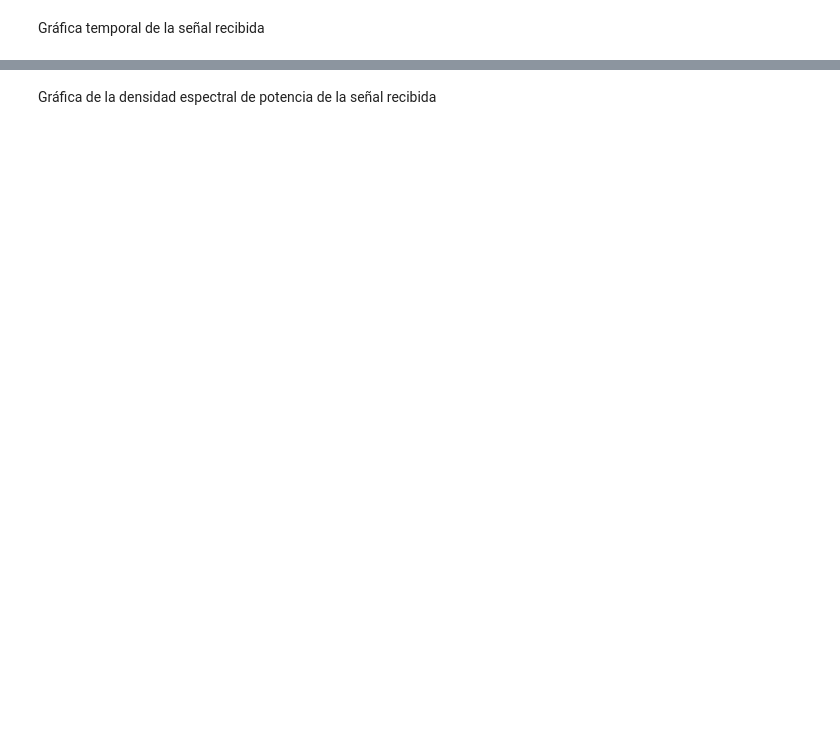
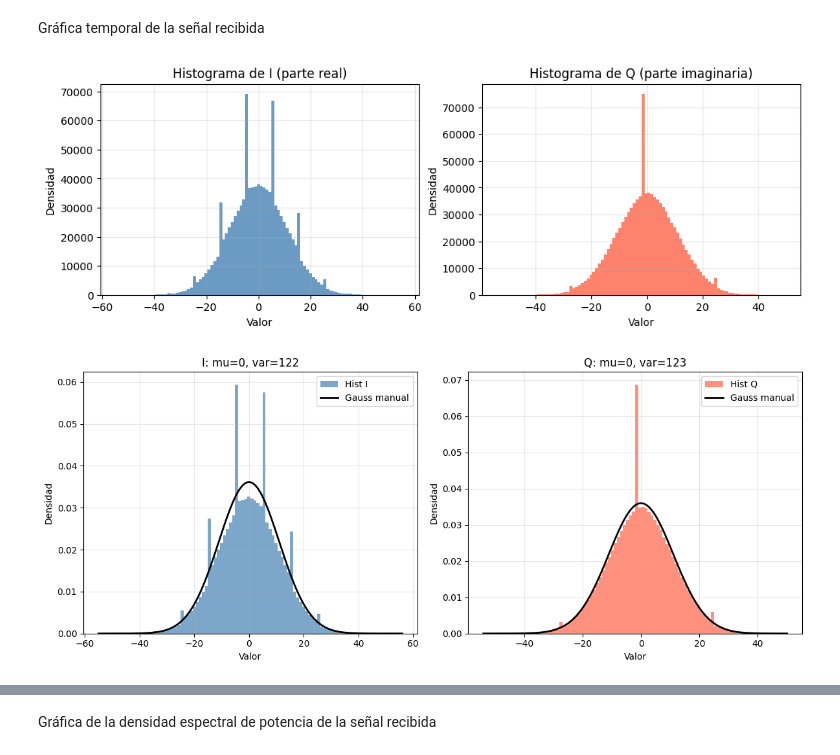
Before and after one commit to Agustin-Tosolini/digital_communication_TertulIA, a Jupyter notebook: TP2/program/noise_characterization.ipynb, the cells around one changed output, grey strips where cells are left out. Cells and saved outputs as stored; diff of their text form; code cells hidden in the pictures; blank space fills up the shorter version.

```diff
--- a/TP2/program/noise_characterization.ipynb
+++ b/TP2/program/noise_characterization.ipynb
@@ -228,5 +158,71 @@ rxSignal = sdr.rx()
 # %% [markdown]
 Gráfica temporal de la señal recibida
+# %%
+import numpy as np
+import matplotlib.pyplot as plt
+
+I = np.real(x)
+Q = np.imag(x)
+
+plt.figure(figsize=(12, 8))
+
+plt.subplot(2, 2, 1)
+# density = True normaliza el histograma a una función de densidad (área total = 1)
+plt.hist(I, bins=100, density=True, alpha=0.8, color="steelblue")
+plt.title("Histograma de I (parte real)")
+plt.xlabel("Valor")
+plt.ylabel("Densidad")
+plt.grid(True, alpha=0.3)
+
+plt.subplot(2, 2, 2)
+plt.hist(Q, bins=100, density=True, alpha=0.8, color="tomato")
+plt.title("Histograma de Q (parte imaginaria)")
+plt.xlabel("Valor")
+plt.ylabel("Densidad")
+plt.grid(True, alpha=0.3)
+
+# -------------------- Parametros ajustables a mano --------------------
+# Cambialos y volve a ejecutar la celda
+mu_I_user  = 0.0
+var_I_user = 122
+
+mu_Q_user  = 0.0
+var_Q_user = 123
+# ---------------------------------------------------------------------
+
+if var_I_user <= 0 or var_Q_user <= 0:
+    raise ValueError("La varianza debe ser > 0")
+
+def gaussian_pdf(z, mu, var):
+    return (1.0 / np.sqrt(2.0 * np.pi * var)) * np.exp(-((z - mu) ** 2) / (2.0 * var))
+
+fig, ax = plt.subplots(1, 2, figsize=(12, 5))
+
+# Histograma I + gaussiana manual
+ax[0].hist(I, bins=100, density=True, alpha=0.7, color="steelblue", label="Hist I")
+zI = np.linspace(np.min(I), np.max(I), 1000)
+ax[0].plot(zI, gaussian_pdf(zI, mu_I_user, var_I_user), "k", lw=2, label="Gauss manual")
+ax[0].set_title(f"I: mu={mu_I_user:.3g}, var={var_I_user:.3g}")
+ax[0].set_xlabel("Valor")
+ax[0].set_ylabel("Densidad")
+ax[0].grid(True, alpha=0.3)
+ax[0].legend()
+
+# Histograma Q + gaussiana manual
+ax[1].hist(Q, bins=100, density=True, alpha=0.7, color="tomato", label="Hist Q")
+zQ = np.linspace(np.min(Q), np.max(Q), 1000)
+ax[1].plot(zQ, gaussian_pdf(zQ, mu_Q_user, var_Q_user), "k", lw=2, label="Gauss manual")
+ax[1].set_title(f"Q: mu={mu_Q_user:.3g}, var={var_Q_user:.3g}")
+ax[1].set_xlabel("Valor")
+ax[1].set_ylabel("Densidad")
+ax[1].grid(True, alpha=0.3)
+ax[1].legend()
+
+plt.tight_layout()
+plt.show()
+# %% [output]
+[figure, added]
+[figure, added]
 # %%
 plotSignal(rxSignal[0:1000])
 # %% [output]
```
Also changed, not shown: parts of 33 cells of this notebook.
